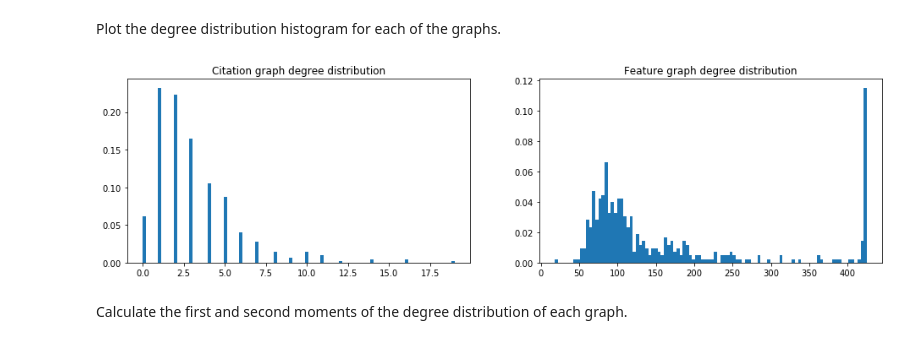
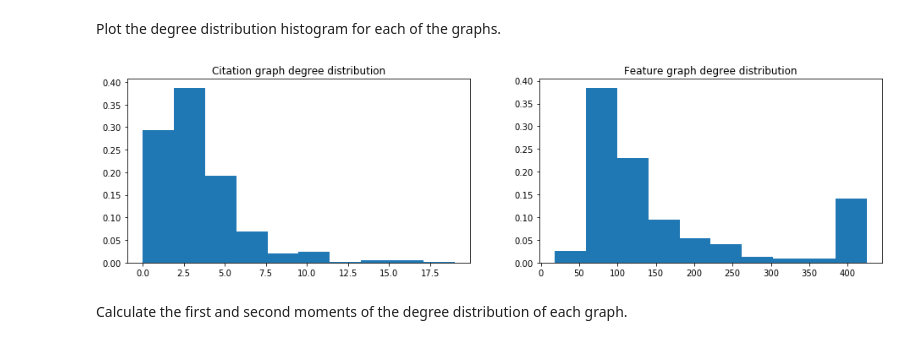
Before and after one commit to raphaelreis/ntds_2019, a Jupyter notebook: assignments/1_network_science.ipynb, the cells around one changed output. Saved outputs shown, nothing was run; the diff lists cells and outputs as text; code cells hidden in the pictures.

```diff
--- a/assignments/1_network_science.ipynb
+++ b/assignments/1_network_science.ipynb
@@ -225,11 +223,11 @@ deg_hist_normalization = np.ones(degrees_citation.shape[0]) / degrees_citation.s
 # %%
 fig, axes = plt.subplots(1, 2, figsize=(16, 4))
 axes[0].set_title('Citation graph degree distribution')
-axes[0].hist(degrees_citation, weights=deg_hist_normalization, bins=100);
+axes[0].hist(degrees_citation, weights=deg_hist_normalization);
 axes[1].set_title('Feature graph degree distribution')
-axes[1].hist(degrees_feature, weights=deg_hist_normalization, bins=100);
+axes[1].hist(degrees_feature, weights=deg_hist_normalization);
 # %% [output]
-[figure, old version]
+[figure, new version]
 # %% [markdown]
 Calculate the first and second moments of the degree distribution of each graph.
 # %%
```
Also changed, not shown: parts of 49 cells of this notebook.
